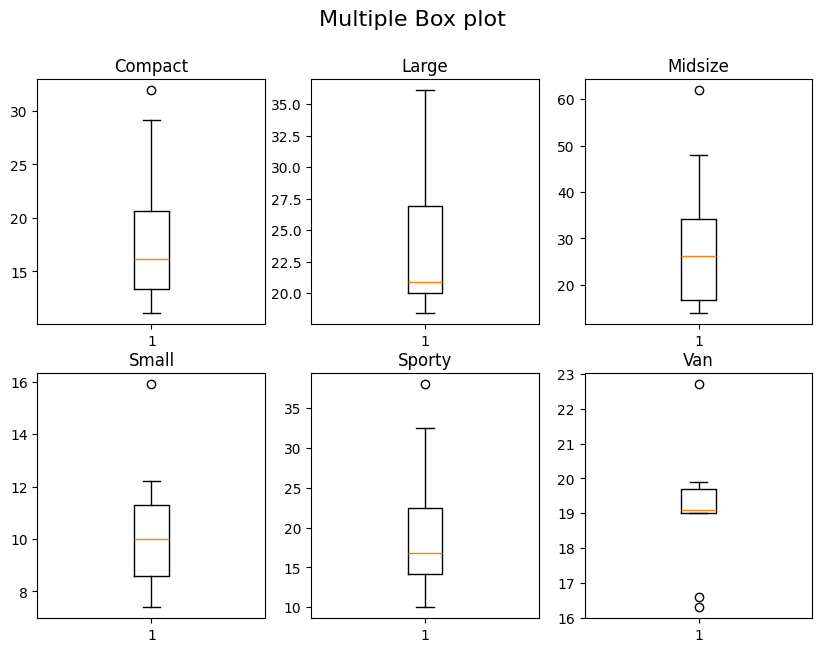
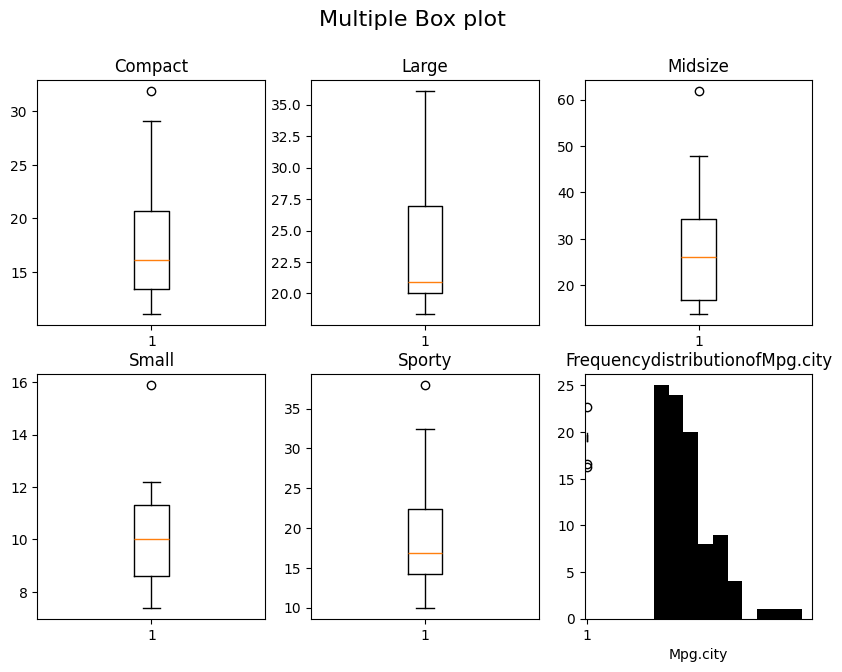
The change to this notebook cell's code, shown as a diff; its figure went from the first image to the second:
--- before
+++ after
@@ -31,2 +31,6 @@
 print('Q3:',q3)
 print('maximumvalue:',max_value)
+plt.hist(cars_df['MPG.city'],color='black')
+plt.xlabel('Mpg.city')
+plt.title('FrequencydistributionofMpg.city')
+plt.show()

Commit: Created using Colab